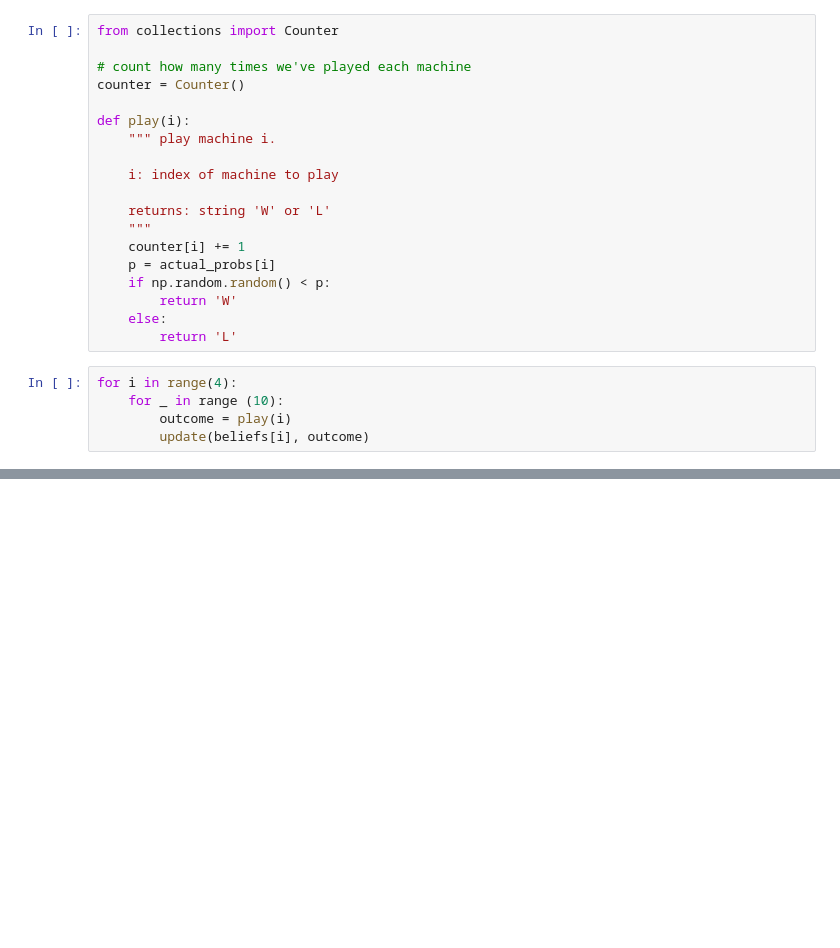
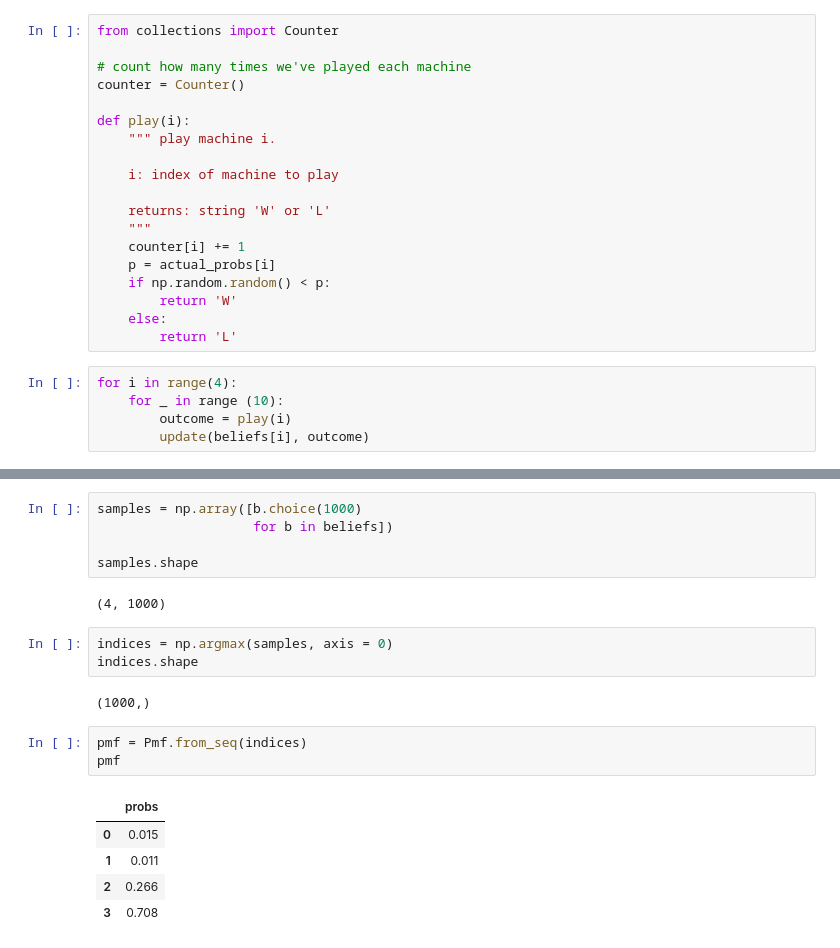
Before and after one commit to coletlacroix/math, a Jupyter notebook: 01_Think_Bayes_(Downey)/10_testing.ipynb, the cells around one changed output, grey strips where cells are left out. Drawn from its saved outputs; the diff is of its cells as text; blank space fills up the shorter version.

```diff
--- a/01_Think_Bayes_(Downey)/10_testing.ipynb
+++ b/01_Think_Bayes_(Downey)/10_testing.ipynb
@@ -327,0 +334,21 @@ summarize_beliefs(beliefs)
+# %%
+samples = np.array([b.choice(1000)
+                    for b in beliefs])
+
+samples.shape
+# %% [output]
+(4, 1000)
+# %%
+indices = np.argmax(samples, axis = 0)
+indices.shape
+# %% [output]
+(1000,)
+# %%
+pmf = Pmf.from_seq(indices)
+pmf
+# %% [output]
+|  | probs |
+| 0 | 0.015 |
+| 1 | 0.011 |
+| 2 | 0.266 |
+| 3 | 0.708 |
```
Also changed, not shown: parts of 13 cells of this notebook, 1 other file.
